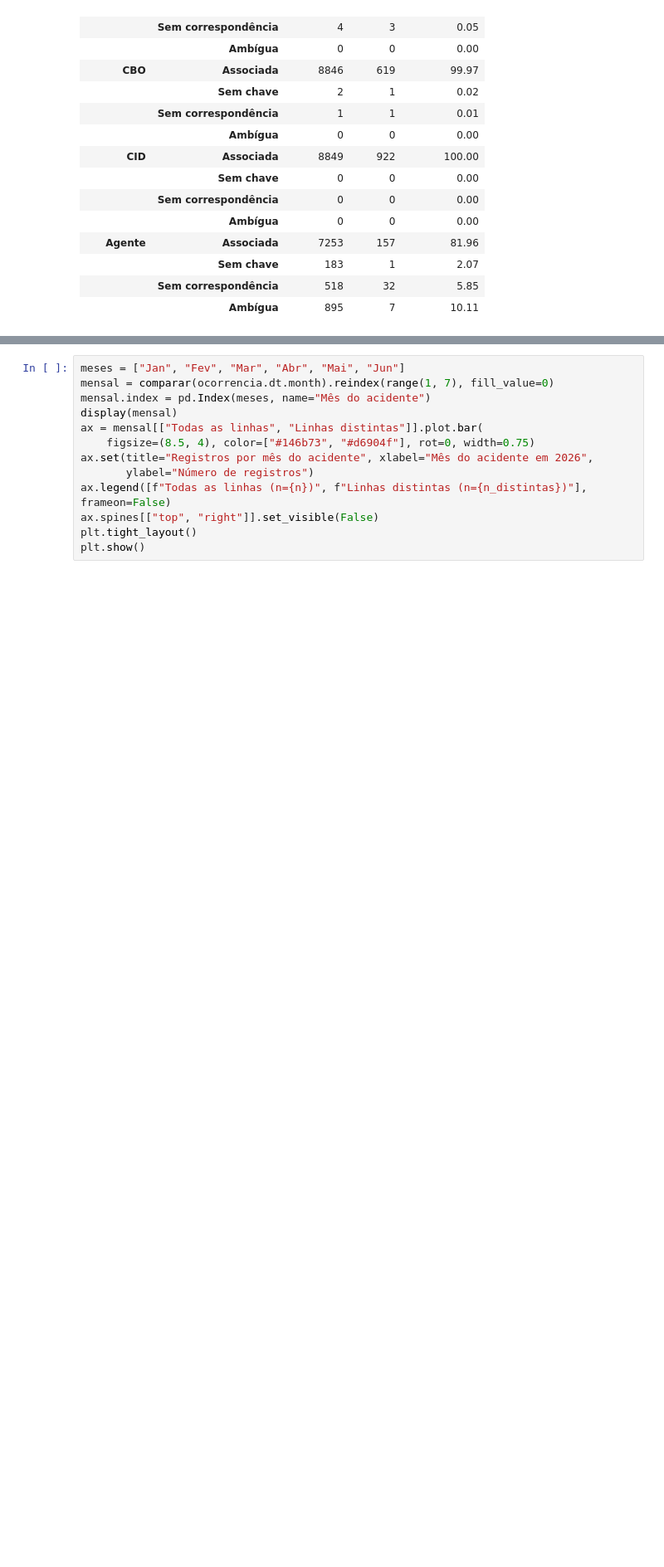
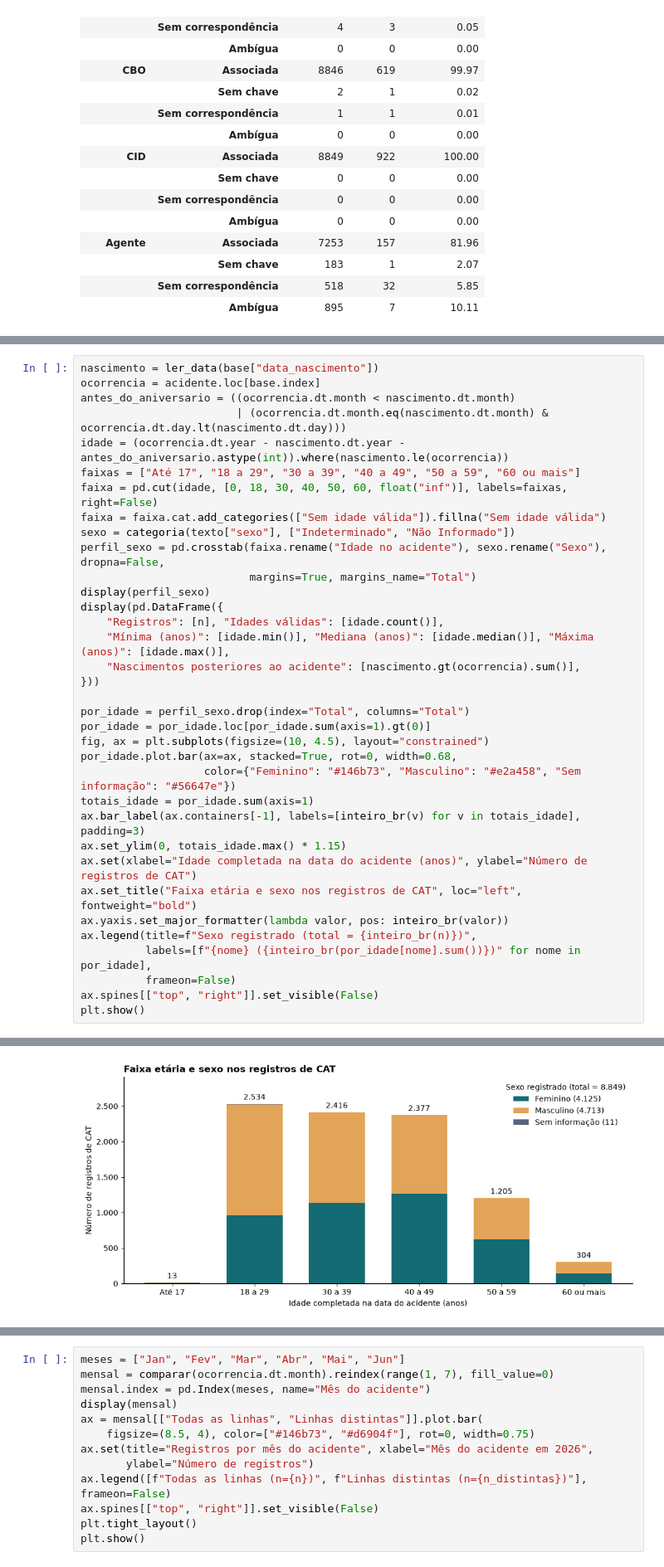
Before and after one commit to aristotelesfl/CD_CAT_2026, a Jupyter notebook: 01_analise_exploratoria.ipynb, the cells around one changed output, grey strips where cells are left out. Shown at 83% size. Drawn from its saved outputs; the diff is of its cells as text; blank space fills up the shorter version.

```diff
--- a/01_analise_exploratoria.ipynb
+++ b/01_analise_exploratoria.ipynb
@@ -447,0 +463,36 @@ display(pd.DataFrame({
+# %%
+nascimento = ler_data(base["data_nascimento"])
+ocorrencia = acidente.loc[base.index]
+antes_do_aniversario = ((ocorrencia.dt.month < nascimento.dt.month)
+                        | (ocorrencia.dt.month.eq(nascimento.dt.month) & ocorrencia.dt.day.lt(nascimento.dt.day)))
+idade = (ocorrencia.dt.year - nascimento.dt.year - antes_do_aniversario.astype(int)).where(nascimento.le(ocorrencia))
+faixas = ["Até 17", "18 a 29", "30 a 39", "40 a 49", "50 a 59", "60 ou mais"]
+faixa = pd.cut(idade, [0, 18, 30, 40, 50, 60, float("inf")], labels=faixas, right=False)
+faixa = faixa.cat.add_categories(["Sem idade válida"]).fillna("Sem idade válida")
+sexo = categoria(texto["sexo"], ["Indeterminado", "Não Informado"])
+perfil_sexo = pd.crosstab(faixa.rename("Idade no acidente"), sexo.rename("Sexo"), dropna=False,
+                          margins=True, margins_name="Total")
+display(perfil_sexo)
+display(pd.DataFrame({
+    "Registros": [n], "Idades válidas": [idade.count()],
+    "Mínima (anos)": [idade.min()], "Mediana (anos)": [idade.median()], "Máxima (anos)": [idade.max()],
+    "Nascimentos posteriores ao acidente": [nascimento.gt(ocorrencia).sum()],
+}))
+
+por_idade = perfil_sexo.drop(index="Total", columns="Total")
+por_idade = por_idade.loc[por_idade.sum(axis=1).gt(0)]
+fig, ax = plt.subplots(figsize=(10, 4.5), layout="constrained")
+por_idade.plot.bar(ax=ax, stacked=True, rot=0, width=0.68,
+                   color={"Feminino": "#146b73", "Masculino": "#e2a458", "Sem informação": "#56647e"})
+totais_idade = por_idade.sum(axis=1)
+ax.bar_label(ax.containers[-1], labels=[inteiro_br(v) for v in totais_idade], padding=3)
+ax.set_ylim(0, totais_idade.max() * 1.15)
+ax.set(xlabel="Idade completada na data do acidente (anos)", ylabel="Número de registros de CAT")
+ax.set_title("Faixa etária e sexo nos registros de CAT", loc="left", fontweight="bold")
+ax.yaxis.set_major_formatter(lambda valor, pos: inteiro_br(valor))
+ax.legend(title=f"Sexo registrado (total = {inteiro_br(n)})",
+          labels=[f"{nome} ({inteiro_br(por_idade[nome].sum())})" for nome in por_idade],
+          frameon=False)
+ax.spines[["top", "right"]].set_visible(False)
+plt.show()
+# %% [output]
@@ -448,3 +511,4 @@ display(pd.DataFrame({
+[figure, added]
 # %%
 def grupo_classificado(campo, marcador_zero):
     codigo = texto[campo]
```
Also changed, not shown: parts of 6 cells of this notebook, 30 other files.
